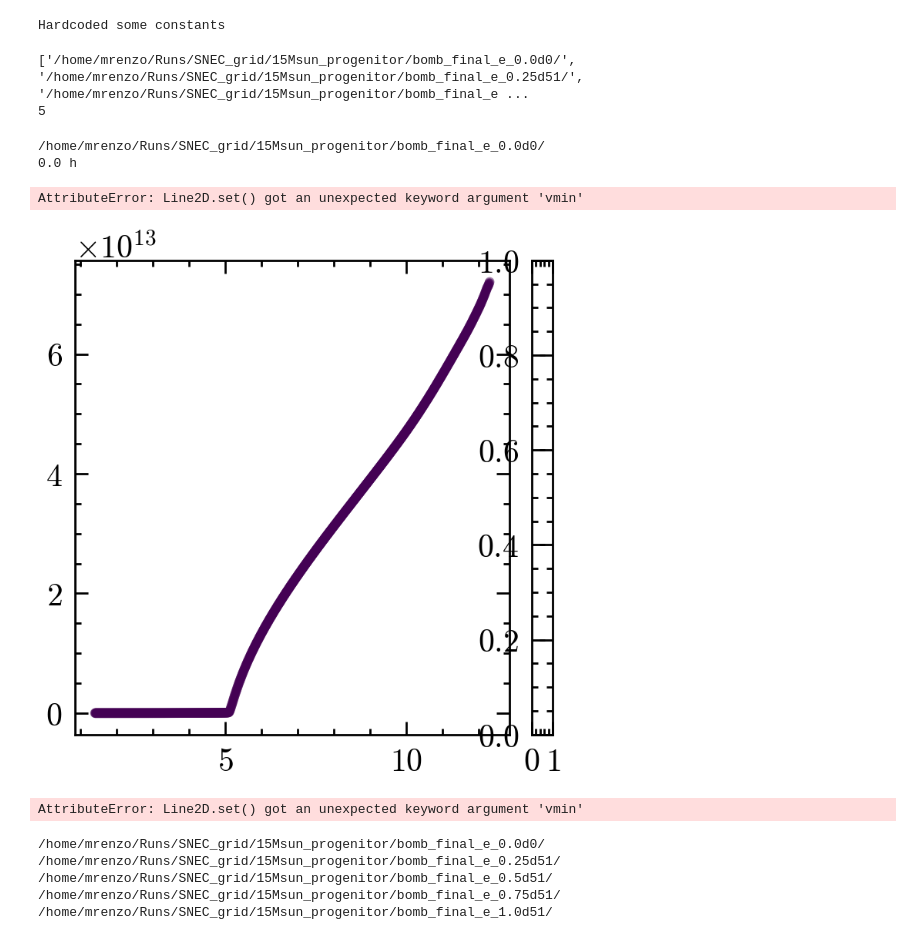
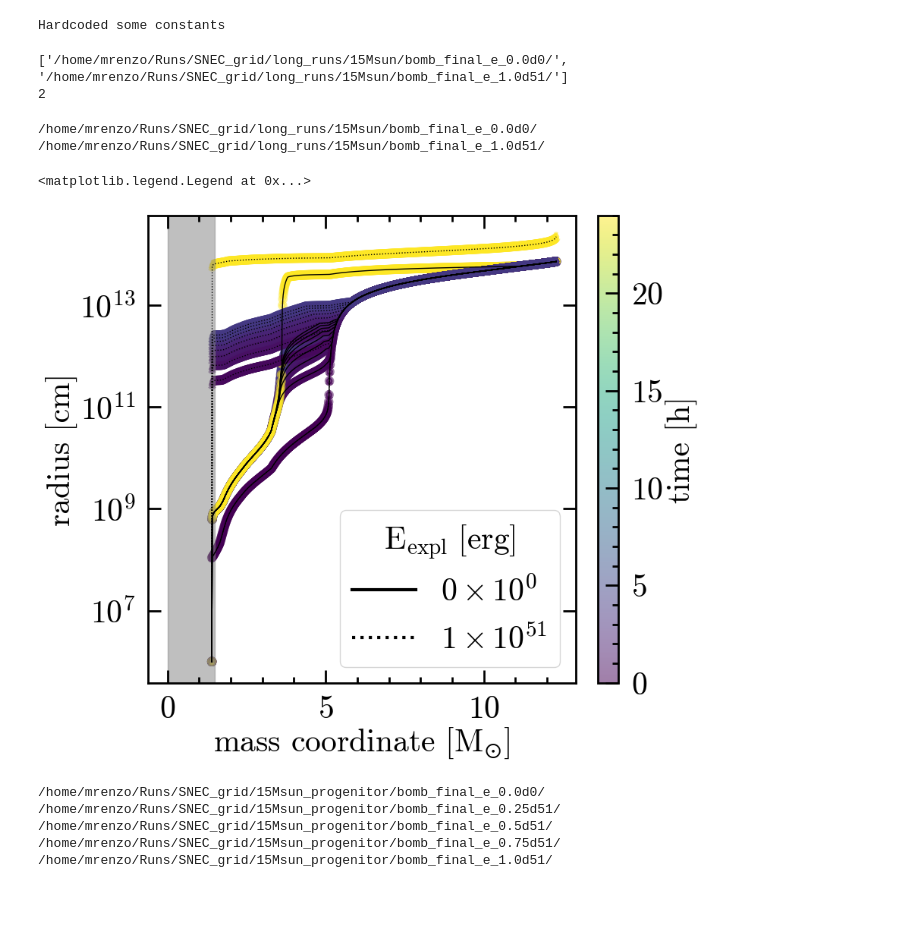
Before and after one commit to mathren/SNEC, a Jupyter notebook: scripts/SNEC_grids.ipynb, the cells around one changed output. Cells and saved outputs as stored; diff of their text form; code cells hidden in the pictures; blank space fills up the shorter version.

Commit message:
plots

```diff
--- a/scripts/SNEC_grids.ipynb
+++ b/scripts/SNEC_grids.ipynb
@@ -18,7 +18,7 @@ from itertools import cycle
 # %% [output]
 Hardcoded some constants
 # %%
-tmax = 5*u.h
+tmax = 24*u.h
 
 # define colormap -- to use time in hours as color value
 Ncolors = 100
@@ -31,14 +31,14 @@ sm.set_array([])
 def get_energy_from_folder(folder):
     return float(folder.split("_e_")[-1].rstrip("/").replace("d", "e"))
 # %%
-root = "/home/mrenzo/Runs/SNEC_grid/15Msun_progenitor/" # s30VdJNL_0.33/"
+root = "/home/mrenzo/Runs/SNEC_grid/long_runs/15Msun/" # 15Msun_progenitor/ # s30VdJNL_0.33/"
 models = sorted(glob.glob(root+"*.*/"), key=get_energy_from_folder)
 print(models)
 print(len(models))
 BE = 0.64589366106874414e51 *u.erg # see Table 2 in Morozova et al. 2015
 # %% [output]
-['/home/mrenzo/Runs/SNEC_grid/15Msun_progenitor/bomb_final_e_0.0d0/', '/home/mrenzo/Runs/SNEC_grid/15Msun_progenitor/bomb_final_e_0.25d51/', '/home/mrenzo/Runs/SNEC_grid/15Msun_progenitor/bomb_final_e ...
-5
+['/home/mrenzo/Runs/SNEC_grid/long_runs/15Msun/bomb_final_e_0.0d0/', '/home/mrenzo/Runs/SNEC_grid/long_runs/15Msun/bomb_final_e_1.0d51/']
+2
 # %%
 fig = plt.figure()
 gs = gridspec.GridSpec(100, 110)
@@ -64,43 +64,44 @@ linestyles = ["-", ":"]
 for j, m in enumerate([models[0], models[-1]]):
     print(m)
     if True: #try:
         outfile = m+'Data/mass.xg'
         times = get_times(outfile)
         # times = [times[0], times[int(len(times)/2.)], times[-1]]
         for i, t in enumerate(times[::10]):
-            print(t.to(u.h))
             m, r, p = plot_mass_radius(t, outfile, ax=ax, scatter=True,
-                                       alpha=0.5, # s=10*(1+i),
+                                       alpha=0.25, # s=10*(1+i),
                                        # color=colors[j],
                                        ls = linestyles[j],
-                                       label = f"{t.to(u.h).value:.1f}",
+                                       # label = f"{t.to(u.h).value:.1f}",
                                        lw=3,
                                        vmin = 0,
                                        vmax = tmax.to(u.h).value
                                        )
             xmin = min(m).to(u.Msun).value
             # print(linestyles[j])
             if t >= tmax: break
     # except:
     #     print("FAILED")
     #     pass
 plt.colorbar(p, cax=cax, norm=norm)
 # ax.legend(frameon=True, ncol=2, columnspacing=0.5, handlelength=0.05, title="time [h]")
 ax.axvspan(xmin=0, xmax=xmin+bomb_spread.to(u.Msun).value, alpha=0.5, color="#808080")
-ax.set_xlim(0, 7.0)
+# ax.set_xlim(0, 7.0)
 ax.set_yscale('log')
 # ax.set_yscale('symlog',linthresh=1e12, linscale=0.66)
-ax.set_ylim(1e8, 1e13)
+# ax.set_ylim(1e8, 1e13)
 # ax.set_ylim(-1, 2.7e12)
 cax.set_ylabel(r"time [h]")
 ax.set_xlabel(r"mass coordinate [$M_{\odot}$]")
 ax.set_ylabel(r"radius [cm]") #(r"$\log_{10}(r/\mathrm{cm})$")
+ax.plot(np.nan, np.nan, c='k', ls='-', label=f"{sci_to_latex(get_energy_from_folder(models[0]))}")
+ax.plot(np.nan, np.nan, c='k', ls=':', label=f"{sci_to_latex(get_energy_from_folder(models[-1]))}")
+ax.legend(title=r"$E_{\rm expl} \ [\mathrm{erg}]$", frameon=True)
 # %% [output]
-/home/mrenzo/Runs/SNEC_grid/15Msun_progenitor/bomb_final_e_0.0d0/
-0.0 h
+/home/mrenzo/Runs/SNEC_grid/long_runs/15Msun/bomb_final_e_0.0d0/
+/home/mrenzo/Runs/SNEC_grid/long_runs/15Msun/bomb_final_e_1.0d51/
-AttributeError: Line2D.set() got an unexpected keyword argument 'vmin'
+<matplotlib.legend.Legend at 0x...>
-[figure, old version]
+[figure, new version]
-AttributeError: Line2D.set() got an unexpected keyword argument 'vmin'
 # %%
 fig = plt.figure()
 gs = gridspec.GridSpec(100, 110)
```
Also changed, not shown: parts of 1 cell of this notebook, 3 other files.
